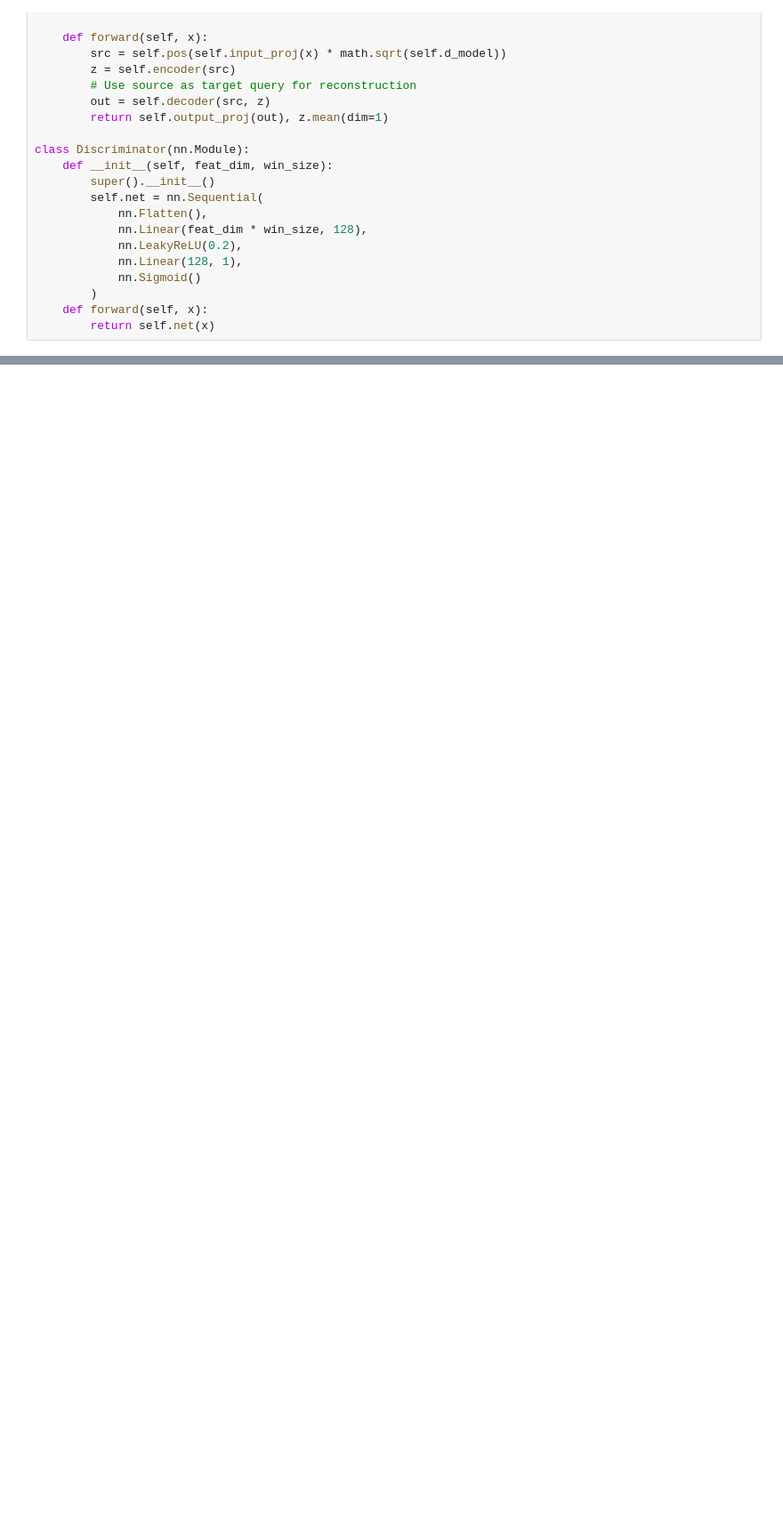
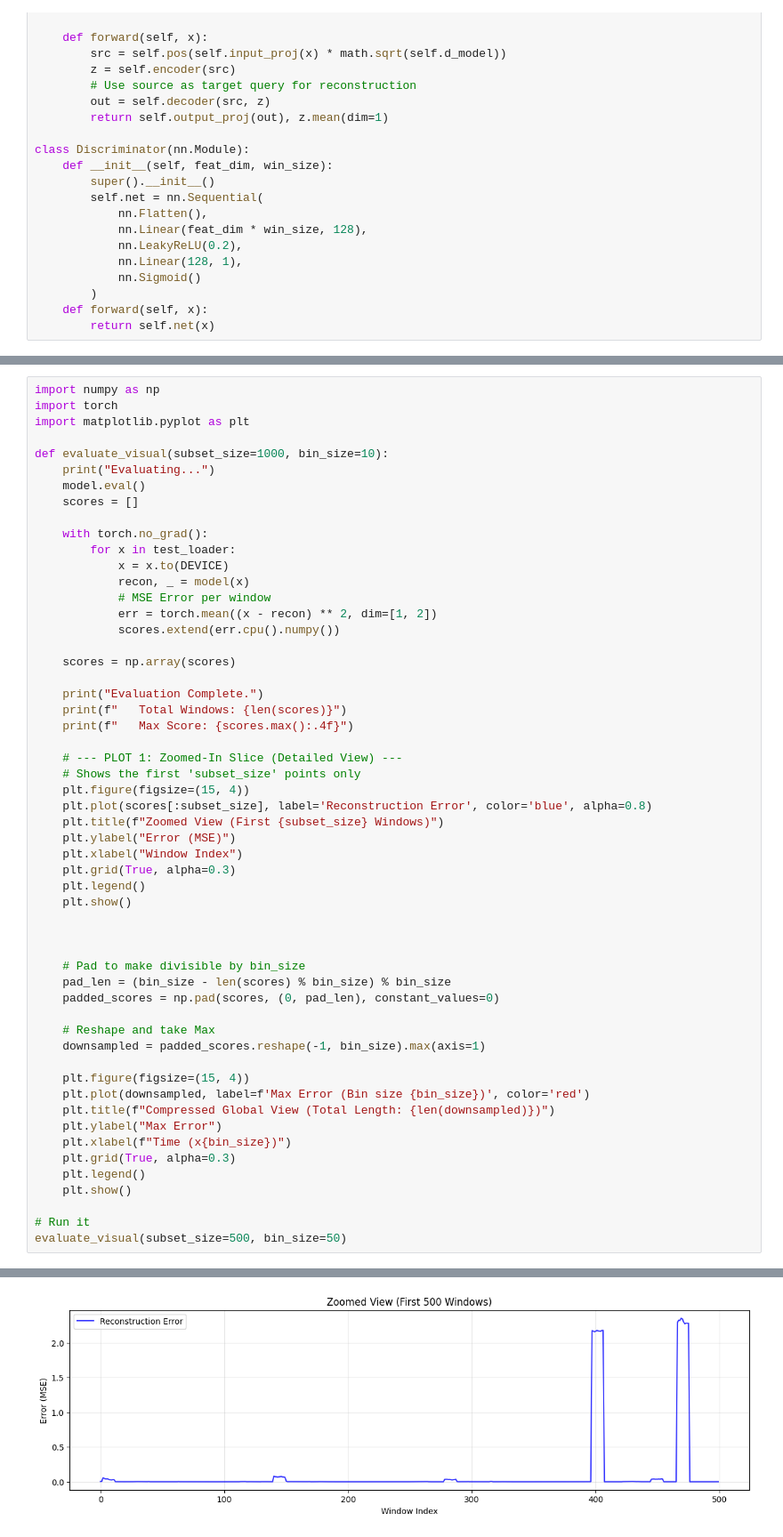
Before and after one commit to SaifullahKhanSafi/MTS-Anamoly-Detection, a Jupyter notebook: mts-anamolydetection.ipynb, the cells around one changed output, grey strips where cells are left out. Shown at 89% size. Saved outputs shown, nothing was run; the diff lists cells and outputs as text; blank space fills up the shorter version.

```diff
--- a/mts-anamolydetection.ipynb
+++ b/mts-anamolydetection.ipynb
@@ -835,0 +527,56 @@ Preparing Dense Data...
+# %%
+import numpy as np
+import torch
+import matplotlib.pyplot as plt
+
+def evaluate_visual(subset_size=1000, bin_size=10):
+    print("Evaluating...")
+    model.eval()
+    scores = []
+
+    with torch.no_grad():
+        for x in test_loader:
+            x = x.to(DEVICE)
+            recon, _ = model(x)
+            # MSE Error per window
+            err = torch.mean((x - recon) ** 2, dim=[1, 2])
+            scores.extend(err.cpu().numpy())
+
+    scores = np.array(scores)
+
+    print("Evaluation Complete.")
+    print(f"   Total Windows: {len(scores)}")
+    print(f"   Max Score: {scores.max():.4f}")
+
+    # --- PLOT 1: Zoomed-In Slice (Detailed View) ---
+    # Shows the first 'subset_size' points only
+    plt.figure(figsize=(15, 4))
+    plt.plot(scores[:subset_size], label='Reconstruction Error', color='blue', alpha=0.8)
+    plt.title(f"Zoomed View (First {subset_size} Windows)")
+    plt.ylabel("Error (MSE)")
+    plt.xlabel("Window Index")
+    plt.grid(True, alpha=0.3)
+    plt.legend()
+    plt.show()
+
+
+
+    # Pad to make divisible by bin_size
+    pad_len = (bin_size - len(scores) % bin_size) % bin_size
+    padded_scores = np.pad(scores, (0, pad_len), constant_values=0)
+
+    # Reshape and take Max
+    downsampled = padded_scores.reshape(-1, bin_size).max(axis=1)
+
+    plt.figure(figsize=(15, 4))
+    plt.plot(downsampled, label=f'Max Error (Bin size {bin_size})', color='red')
+    plt.title(f"Compressed Global View (Total Length: {len(downsampled)})")
+    plt.ylabel("Max Error")
+    plt.xlabel(f"Time (x{bin_size})")
+    plt.grid(True, alpha=0.3)
+    plt.legend()
+    plt.show()
+
+# Run it
+evaluate_visual(subset_size=500, bin_size=50)
+# %% [output]
@@ -835,0 +587 @@ Preparing Dense Data...
+[figure, added]
```
Also changed, not shown: parts of 8 cells of this notebook.
